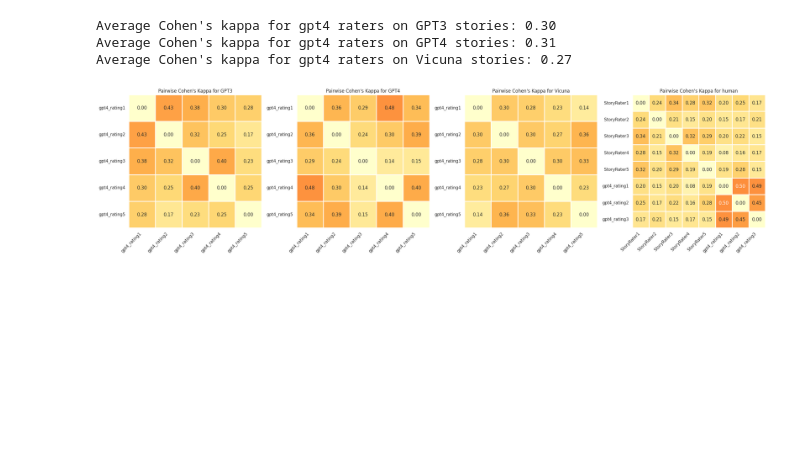
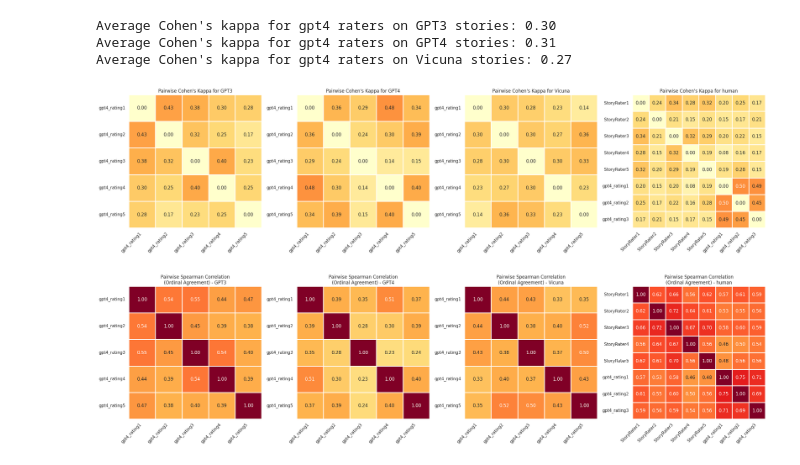
Before and after one commit to AntoineBellemare/DAT_GPT, a Jupyter notebook: notebook/machine_rating.ipynb, the cells around one changed output. Cells and saved outputs as stored; diff of their text form; code cells hidden in the pictures; blank space fills up the shorter version.

```diff
--- a/notebook/machine_rating.ipynb
+++ b/notebook/machine_rating.ipynb
@@ -404,3 +558,58 @@ plt.tight_layout()
 plt.show()
 # %% [output]
 [figure]
+# %%
+import numpy as np
+import pandas as pd
+import seaborn as sns
+import matplotlib.pyplot as plt
+from scipy.stats import spearmanr
+
+# Define raters for each model
+raters = {
+    'human': ['StoryRater1', 'StoryRater2', 'StoryRater3', 'StoryRater4', 'StoryRater5', 'gpt4_rating1', 'gpt4_rating2', 'gpt4_rating3'],
+    'GPT3': ['gpt4_rating1', 'gpt4_rating2', 'gpt4_rating3', 'gpt4_rating4', 'gpt4_rating5'],
+    'GPT4': ['gpt4_rating1', 'gpt4_rating2', 'gpt4_rating3', 'gpt4_rating4', 'gpt4_rating5'],
+    'Vicuna': ['gpt4_rating1', 'gpt4_rating2', 'gpt4_rating3', 'gpt4_rating4', 'gpt4_rating5']
+}
+
+selected_models = ['GPT3', 'GPT4', 'Vicuna', 'human']
+ordinal_model_spearman_results = {}
+
+for model in selected_models:
+    model_raters = raters[model]
+    filtered_df = results_df[(results_df['condition'] == 'flash-fiction') &
+                             (results_df['temp'] == 'Mid') &
+                             (results_df['model'] == model)].dropna(subset=model_raters)
+
+    # Create a matrix to store Spearman correlations
+    spearman_matrix = np.zeros((len(model_raters), len(model_raters)))
+
+    for i in range(len(model_raters)):
+        for j in range(len(model_raters)):
+            if i != j:
+                corr, _ = spearmanr(filtered_df[model_raters[i]], filtered_df[model_raters[j]])
+                spearman_matrix[i, j] = corr
+            else:
+                spearman_matrix[i, j] = 1.0  # Perfect correlation with self
+
+    ordinal_model_spearman_results[model] = spearman_matrix
+
+# Plot the Spearman correlation matrices
+plt.figure(figsize=(25, 15))
+
+for idx, (model, spearman_matrix) in enumerate(ordinal_model_spearman_results.items()):
+    ax = plt.subplot(1, len(ordinal_model_spearman_results), idx+1)
+    sns.heatmap(spearman_matrix, annot=True, cmap="YlOrRd", cbar=False, ax=ax,
+                vmin=0, vmax=1, linewidths=1, square=True, fmt=".2f")
+
+    ax.set_xticks(np.arange(len(raters[model])) + 0.5)
+    ax.set_xticklabels(raters[model], rotation=45, ha='right')
+    ax.set_yticks(np.arange(len(raters[model])) + 0.5)
+    ax.set_yticklabels(raters[model], rotation=0)
+    ax.set_title(f"Pairwise Spearman Correlation\n(Ordinal Agreement) - {model}")
+
+plt.tight_layout()
+plt.show()
+# %% [output]
+[figure, added]
```
Also changed, not shown: parts of 18 cells of this notebook, 1 other file.
